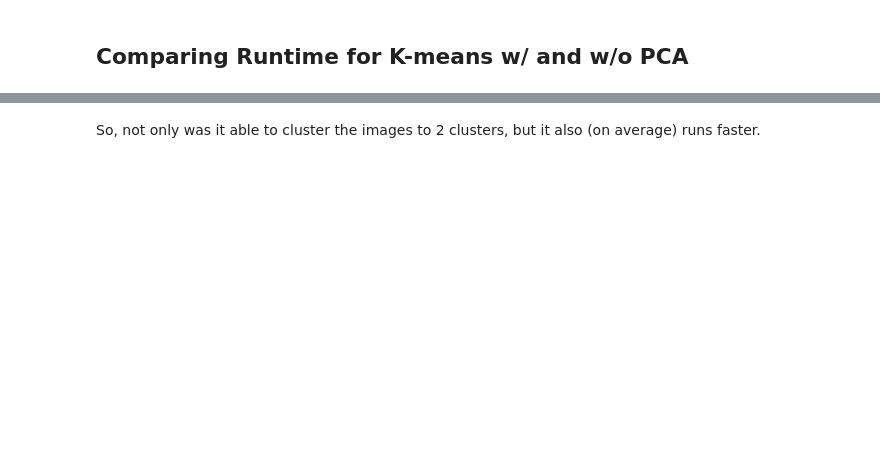
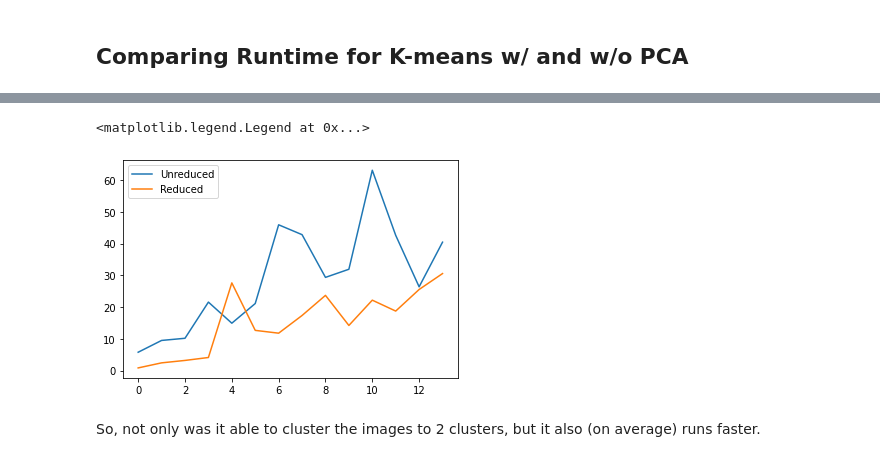
Before and after one commit to girishsenthil/K-Means-and-PCA-for-Pneumonia, a Jupyter notebook: KMeans_PCA_XRAYS.ipynb, the cells around one changed output, grey strips where cells are left out. Saved outputs shown, nothing was run; the diff lists cells and outputs as text; code cells hidden in the pictures; blank space fills up the shorter version.

```diff
--- a/KMeans_PCA_XRAYS.ipynb
+++ b/KMeans_PCA_XRAYS.ipynb
@@ -528,0 +521,7 @@ Total time: 21.29959225654602
+# %%
+normal_times, reduced_times = [], []
+for k in range(2, 16):
+    mus, rnk, s = runKMeans(x_raysKMeans[:625], k)
+    normal_times.append(s)
+    rmus, rrnk, rs = runKMeans(reduced_xrays, k)
+    reduced_times.append(rs)
@@ -529,2 +546,11 @@ Total time: 21.29959225654602
+# %%
+plt.plot(normal_times, label = "Unreduced")
+plt.plot(reduced_times, label = "Reduced")
+plt.xlabel = ('K Clusters')
+plt.ylabel = ("Time (seconds)")
+plt.legend()
+# %% [output]
+<matplotlib.legend.Legend at 0x...>
+[figure, added]
 # %% [markdown]
 So, not only was it able to cluster the images to 2 clusters, but it also (on average) runs faster.
```
Also changed, not shown: parts of 16 cells of this notebook.
